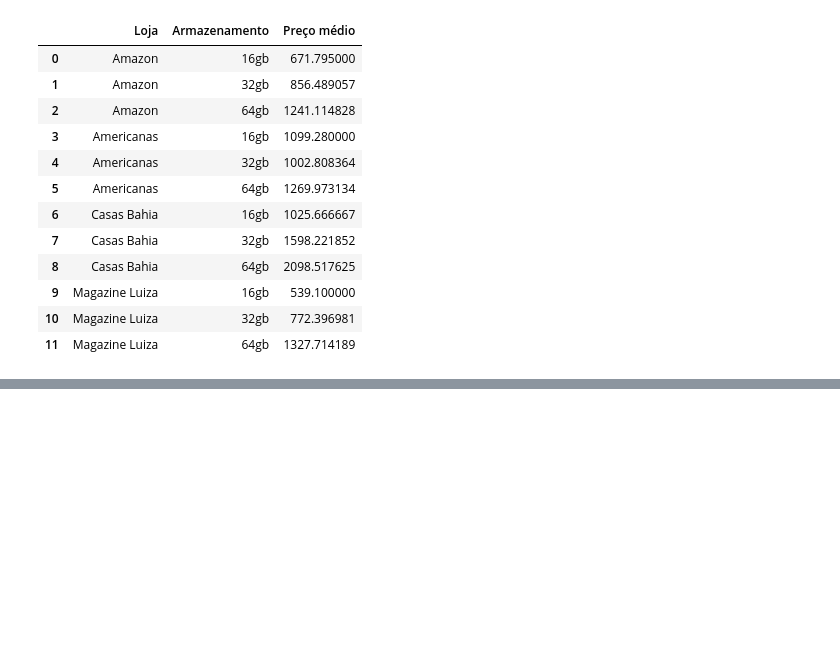
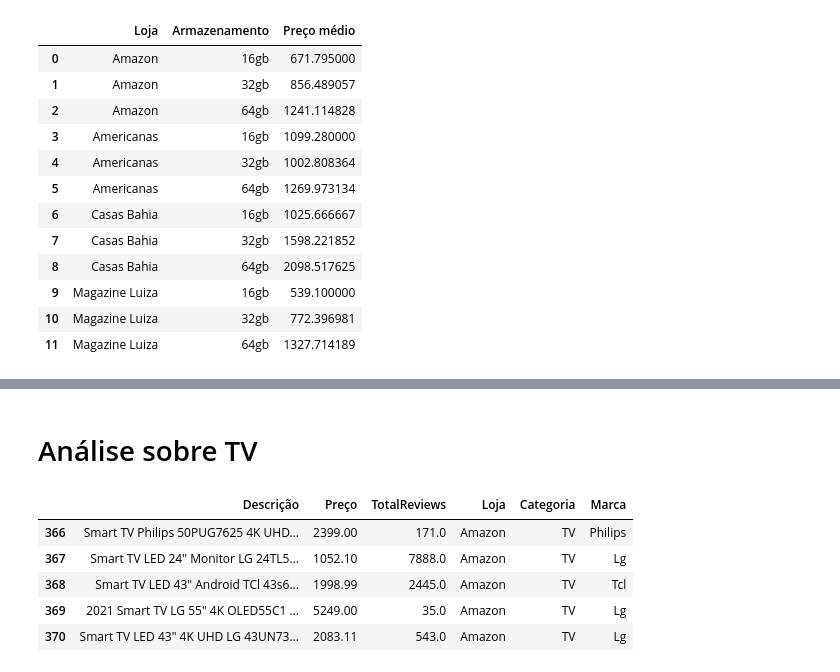
Before and after one commit to vitordutra/desafio-3-trilhas-webscraping, a Jupyter notebook: analise_por_produtos.ipynb, the cells around one changed output, grey strips where cells are left out. Saved outputs shown, nothing was run; the diff lists cells and outputs as text; code cells hidden in the pictures; blank space fills up the shorter version.

```diff
--- a/analise_por_produtos.ipynb
+++ b/analise_por_produtos.ipynb
@@ -309,0 +323,12 @@ fig.show()
+# %% [markdown]
+# Análise sobre TV
+# %%
+dados_gerais_tv = dados_gerais_marcas[dados_gerais_marcas["Categoria"] == "TV"]
+dados_gerais_tv.head()
+# %% [output]
+|  | Descrição | Preço | TotalReviews | Loja | Categoria | Marca |
+| 366 | Smart TV Philips 50PUG7625 4K UHD... | 2399.00 | 171.0 | Amazon | TV | Philips |
+| 367 | Smart TV LED 24" Monitor LG 24TL5... | 1052.10 | 7888.0 | Amazon | TV | Lg |
+| 368 | Smart TV LED 43" Android TCl 43s6... | 1998.99 | 2445.0 | Amazon | TV | Tcl |
+| 369 | 2021 Smart TV LG 55" 4K OLED55C1 ... | 5249.00 | 35.0 | Amazon | TV | Lg |
+| 370 | Smart TV LED 43" 4K UHD LG 43UN73... | 2083.11 | 543.0 | Amazon | TV | Lg |
```
Also changed, not shown: parts of 21 cells of this notebook, 1 other file.
